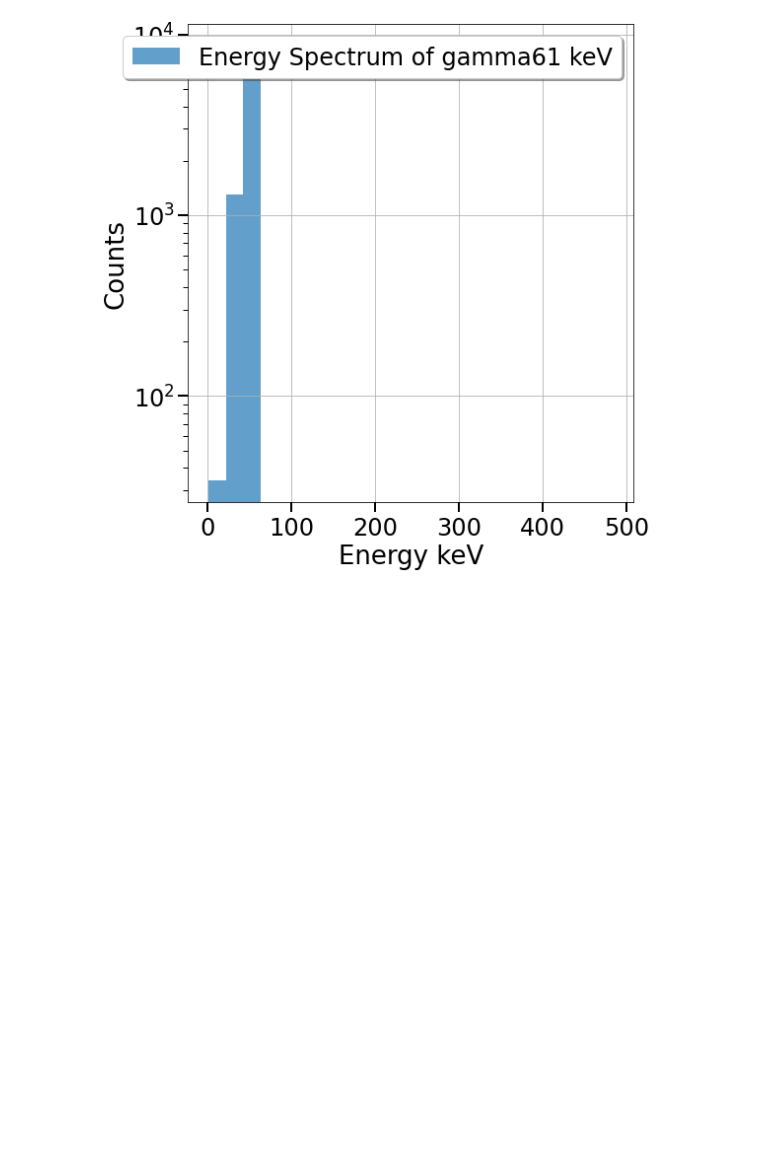
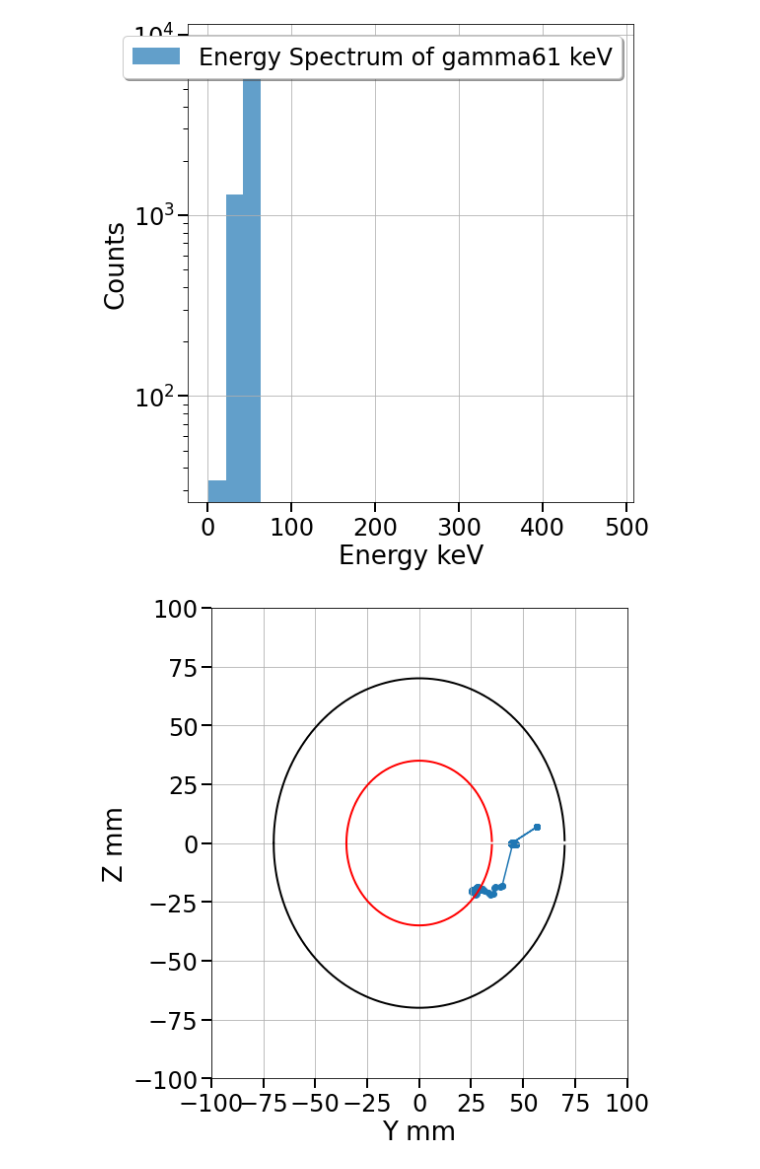
Before and after one commit to ilkerparmaksiz/Analysis, a Jupyter notebook: Crab.ipynb, the cells around one changed output. Cells and saved outputs as stored; diff of their text form; code cells hidden in the pictures; blank space fills up the shorter version.

```diff
--- a/Crab.ipynb
+++ b/Crab.ipynb
@@ -133,5 +155,5 @@ Hist1d('Energy Spectrum of Ba133',BaE2,np.linspace(1,500,40),0,0)
 # %%
-A=getTracks("/home/ilker/Dropbox/nexus/build/source/Ba133_2mm.h5",2)
+A=getTracks("/home/ilker/Dropbox/nexus/build/source/Cs137_2mm12.h5",295)
 # %%
 Plot2d("A Track",A[2],A[1])
 # %% [output]
@@ -150,3 +172,33 @@ Egama2=getEnergys(file)
 Hist1d('Energy Spectrum of gamma61 keV',Egama2,np.arange(1,500,21),0,0)
 # %% [output]
 [figure]
+# %%
+pltX = A[2]
+pltY = A[1]
+fig,ax = plt.subplots(figsize=(8,8))
+plt.plot(pltX,pltY)
+plt.scatter(pltX,pltY)
+#plt.title(title)
+circlex = np.arange(-35,35, 0.01)
+circley = np.sqrt(35**2 - circlex**2)
+plt.plot(circlex, circley, color='r', lw=2)
+plt.plot(circlex, -1*circley, color='r', lw=2)
+
+circlex = np.arange(-70,70, 0.01)
+circley = np.sqrt(70**2 - circlex**2)
+plt.plot(circlex, circley, color='k', lw=2)
+plt.plot(circlex, -1*circley, color='k', lw=2)
+plt.xlim(-100,100)
+plt.ylim(-100,100)
+
+plt.ylabel("Z mm",fontsize=26)
+plt.xlabel("Y mm",fontsize=26)
+plt.tick_params('both', length=10, width=2, which='major')
+plt.tick_params('both', length=5, width=1, which='minor')
+plt.xticks(fontsize=24)
+plt.yticks(fontsize=24)
+plt.grid(True)
+plt.tight_layout()
+plt.show()
+# %% [output]
+[figure, added]
```
Also changed, not shown: parts of 9 cells of this notebook.
